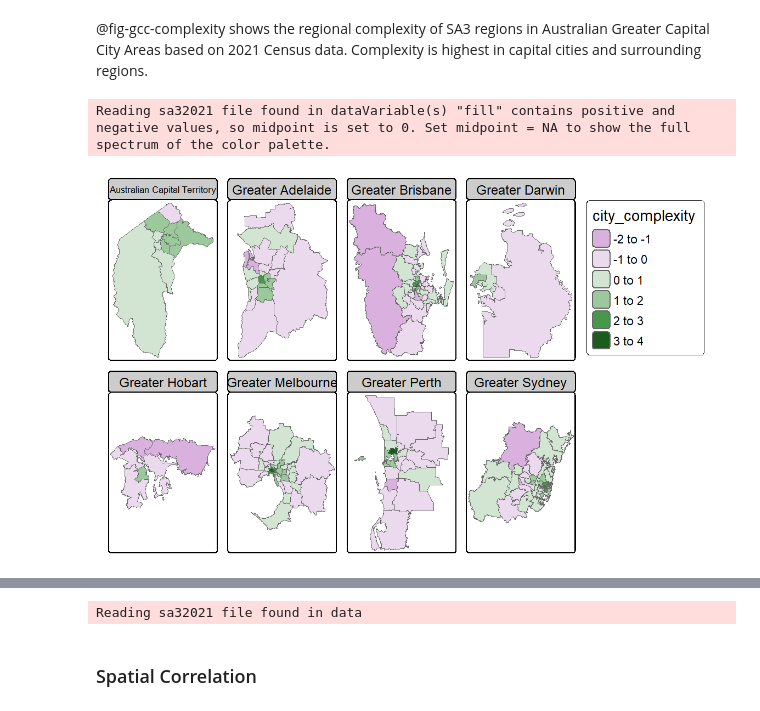
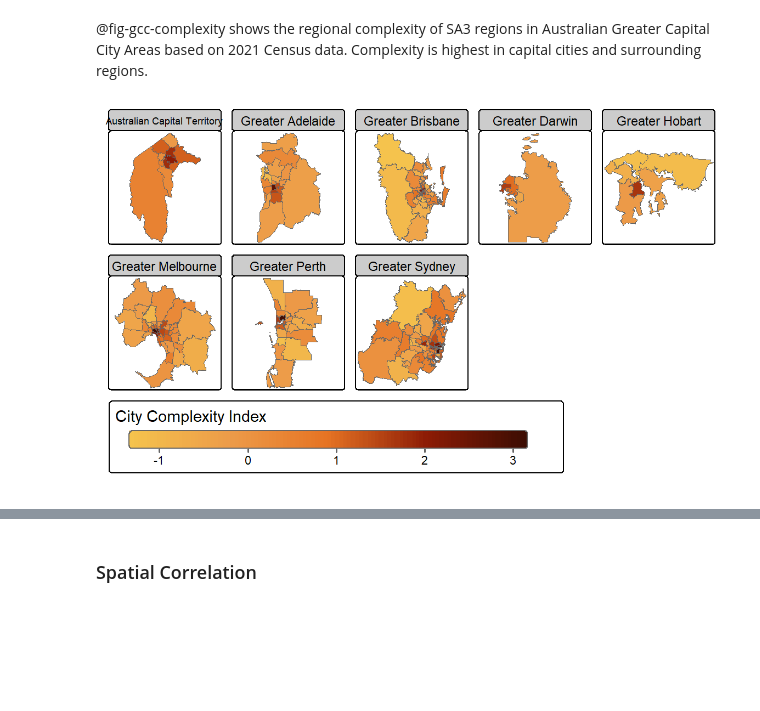
Before and after one commit to aiti-flinders/sirp-complexity, a Jupyter notebook: index.embed.ipynb, the cells around one changed output, grey strips where cells are left out. Drawn from its saved outputs; the diff is of its cells as text; code cells hidden in the pictures; blank space fills up the shorter version.

```diff
--- a/index.embed.ipynb
+++ b/index.embed.ipynb
@@ -173,36 +187,46 @@ complexity_nz <- function(m, base_data) {
 ## Results
 # %%
 #|
-m <- pow_clean |>
+m <- industry_occupation_sa3 |>
   pivot_wider(id_cols = sa3,
               names_from = industry_occupation,
               values_from = count) |>
   column_to_rownames(var = "sa3") |>
   as.matrix()
 
-complexity.df <- complexity_nz(m, base_data = pow_clean)
+complexity <- list()
+
+complexity$indp_occp <- complexity_nz(m, base_data = industry_occupation_sa3)
 # %% [output]
 most complex activity: Professional, Scientific and Technical Services (Professionals)most complex city: Brisbane InnerJoining with `by = join_by(sa3)`
 Joining with `by = join_by(industry_occupation)`
 # %% [markdown]
 @fig-gcc-complexity shows the regional complexity of SA3 regions in Australian Greater Capital City Areas based on 2021 Census data. Complexity is highest in capital cities and surrounding regions.
-# %%
-city_complexity <- complexity.df |>
-  distinct(sa3, city_complexity) |>
-  left_join(read_absmap("sa32021",
-                        export_dir = "data"),
-            by = c("sa3" = "sa3_name_2021")) |>
-  st_as_sf()
-# %% [output]
-Reading sa32021 file found in dataVariable(s) "fill" contains positive and negative values, so midpoint is set to 0. Set midpoint = NA to show the full spectrum of the color palette.
-[figure, removed]
+# %%
+complexity_map <- function(data, layer) {
+  data <- data |>
+    pluck(layer) |>
+    distinct(sa3, city_complexity) |>
+    left_join(sa3, by = c("sa3" = "sa3_name_2021")) |>
+  st_as_sf()
+
+  data |>
+  filter(str_detect(gcc_name_2021, "Australian Capital Territory|Greater")) |>
+  tm_shape() +
+  tm_polygons(fill = "city_complexity",
+              fill.scale = tm_scale_continuous(values = "greek", ),
+              fill.legend = tm_legend(title = "City Complexity Index",
+                                      orientation = "landscape")) +
+  tm_facets("gcc_name_2021") +
+  tm_place_legends_bottom()
+
+  }
+
+
+complexity_map(complexity, "indp_occp")
+# %% [output]
+[figure, added]
 # %% [markdown]
 ### Regression
 
 $ECI_r = CC + log(employment) + log(population) + log(income_{hh}) + log(business_{entries}) + business_{share}$
-# %%
-load("data/data_by_region.rda")
-
-sa3 <- read_absmap("sa32021", export_dir = "data")
-# %% [output]
-Reading sa32021 file found in data
```
Also changed, not shown: parts of 14 cells of this notebook, 30 other files.
